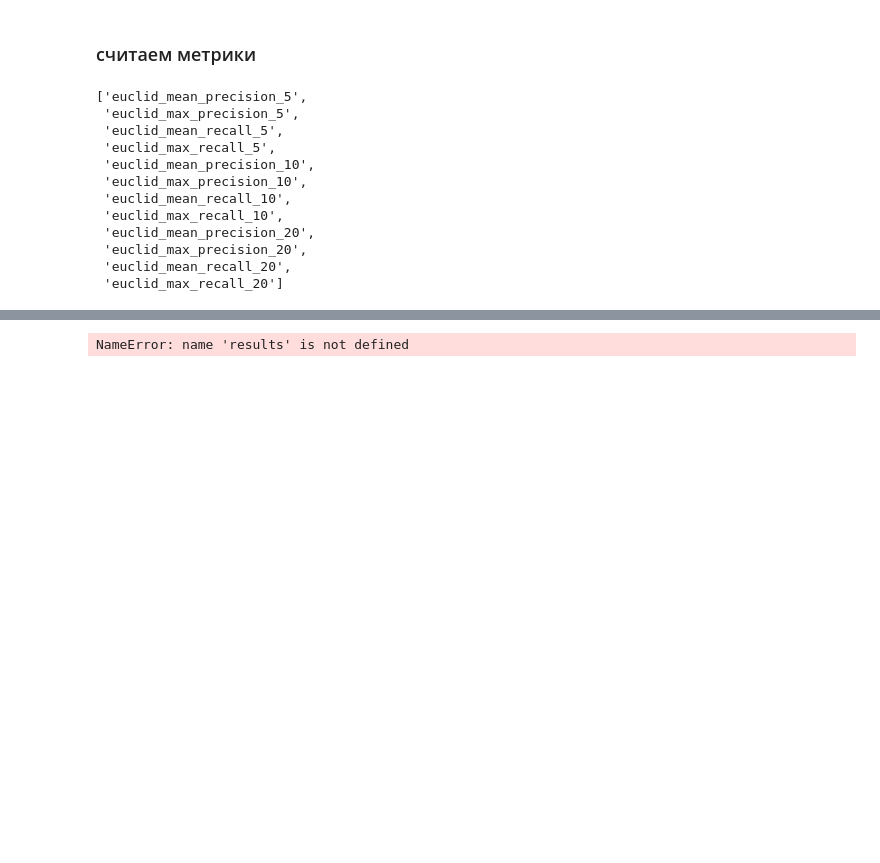
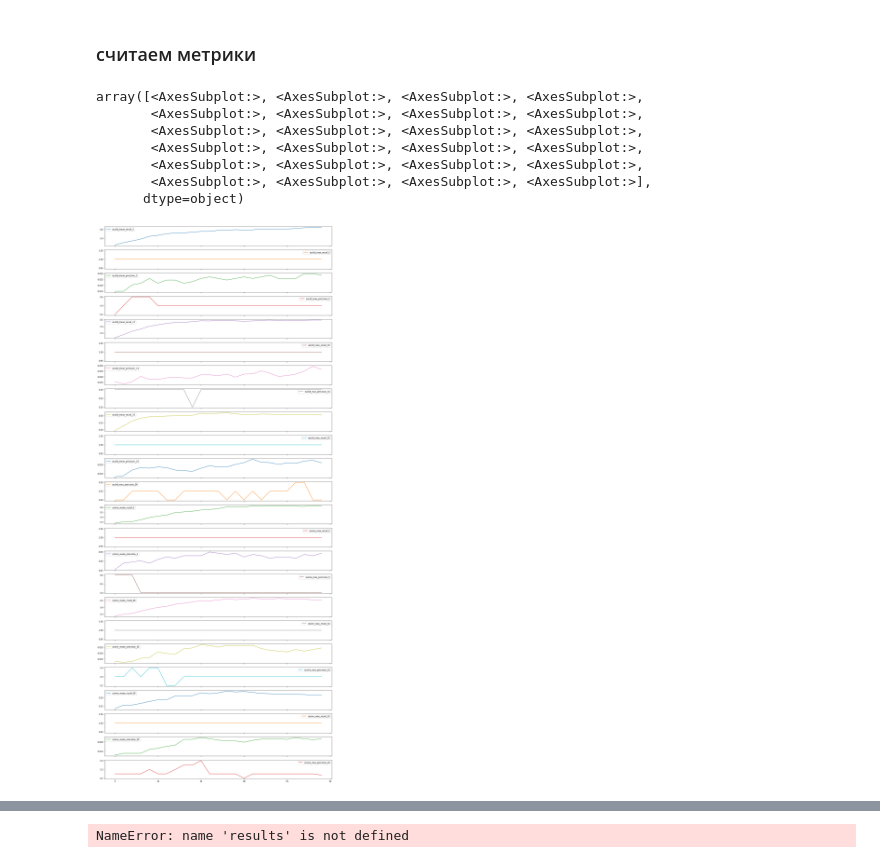
Before and after one commit to salamoslam/recommendations, a Jupyter notebook: notebooks/collaborative_filtration.ipynb, the cells around one changed output, grey strips where cells are left out. Cells and saved outputs as stored; diff of their text form; code cells hidden in the pictures; blank space fills up the shorter version.

```diff
--- a/notebooks/collaborative_filtration.ipynb
+++ b/notebooks/collaborative_filtration.ipynb
@@ -93,10 +94,18 @@ def recommend_NN(user_item_cut, user_item_cut_index, metric = 'euclid', k = 10,
         # создаю индекс длиной числа брендов-категорий
         # добавляю туда все вектора по юзерам
     user_item_cut_normalized = user_item_cut.div(user_item_cut.sum(axis = 1), axis = 0)
-    user_item_train = user_item_cut.loc[~user_item_cut.index.isin(user_item_cut_index)]
-    user_item_test = user_item_cut.loc[user_item_cut.index.isin(user_item_cut_index)]
-    user_item_train_norm = user_item_cut_normalized.loc[~user_item_cut_normalized.index.isin(user_item_cut_index)]
-    user_item_test_norm = user_item_cut_normalized.loc[user_item_cut_normalized.index.isin(user_item_cut_index)]
+    if len(user_item_cut_index) < user_item_cut.shape[0]:
+
+        user_item_train = user_item_cut.loc[~user_item_cut.index.isin(user_item_cut_index)]
+        user_item_test = user_item_cut.loc[user_item_cut.index.isin(user_item_cut_index)]
+        user_item_train_norm = user_item_cut_normalized.loc[~user_item_cut_normalized.index.isin(user_item_cut_index)]
+        user_item_test_norm = user_item_cut_normalized.loc[user_item_cut_normalized.index.isin(user_item_cut_index)]
+
+    else:
+        user_item_train = user_item_cut
+        user_item_test = user_item_cut
+        user_item_train_norm = user_item_cut_normalized
+        user_item_test_norm = user_item_cut_normalized
 
 
     if method == 'faiss':
@@ -359,20 +428,42 @@ def get_accuracy(user_item_diff, user_dict, metric = 'euclid'):
     sum_distance_exact = sum([user_acc[user]['distance_exact'] for user in user_acc])
 
     return mean_acc, max_acc, mean_rec_quan, satisfied_users_perc, sum_distance_bin, sum_distance_exact
+# %%
+# теперь, варьируя разные параметры (в первую очередь число соседей и метрику), найдем где достигается максимум метрик
+k_s = [5,10,20]
+results_euclid = pd.DataFrame(columns = [i for sub in [(f'euclid_mean_{metrics}_{k_s[j]}',
+                                          f'euclid_max_{metrics}_{k_s[j]}') for j in range(len(k_s))
+                                         for metrics in ['recall','precision']] for i in sub])
+results_cosine = pd.DataFrame(columns = [i for sub in [(f'cosine_mean_{metrics}_{k_s[j]}',
+                                          f'cosine_max_{metrics}_{k_s[j]}') for j in range(len(k_s))
+                                         for metrics in ['recall','precision']] for i in sub])
+for metric in ['euclid', 'cosine']:
+    for k in tqdm(range(5,30), leave = True):
+        user_dict = recommend_NN(user_item_old_cut,user_item_diff.index, metric = metric, k = k)
+        if metric == 'euclid':
+            a = get_metrics_at_k(user_item_diff, user_item_cut, user_dict, k_s[0]), \
+                get_metrics_at_k(user_item_diff, user_item_cut, user_dict, k_s[1]), \
+                get_metrics_at_k(user_item_diff, user_item_cut, user_dict, k_s[2])
+
+            results_euclid.loc[k] = [i for sub in a for i in sub]
+        if metric == 'cosine':
+            a = get_metrics_at_k(user_item_diff, user_item_cut, user_dict, k_s[0]), \
+                get_metrics_at_k(user_item_diff, user_item_cut, user_dict, k_s[1]), \
+                get_metrics_at_k(user_item_diff, user_item_cut, user_dict, k_s[2])
+
+            results_cosine.loc[k] = [i for sub in a for i in sub]
+results1 = results_euclid.join(results_cosine)
+results1.plot(subplots = True, figsize = (20,50))
+# %% [output]
+array([<AxesSubplot:>, <AxesSubplot:>, <AxesSubplot:>, <AxesSubplot:>,
+       <AxesSubplot:>, <AxesSubplot:>, <AxesSubplot:>, <AxesSubplot:>,
+       <AxesSubplot:>, <AxesSubplot:>, <AxesSubplot:>, <AxesSubplot:>,
+       <AxesSubplot:>, <AxesSubplot:>, <AxesSubplot:>, <AxesSubplot:>,
+       <AxesSubplot:>, <AxesSubplot:>, <AxesSubplot:>, <AxesSubplot:>,
+       <AxesSubplot:>, <AxesSubplot:>, <AxesSubplot:>, <AxesSubplot:>],
+      dtype=object)
+[figure, added]
 # %%
-[i for sub in [(f'euclid_mean_{metrics}_{k_s[j]}',
-                                          f'euclid_max_{metrics}_{k_s[j]}') for j in range(len(k_s))
-                                         for metrics in ['precision','recall']] for i in sub]
+results1.columns = [i for sub in [(f'{dist}_mean_{metrics}_{k_s[j]}',
+                                          f'{dist}_max_{metrics}_{k_s[j]}') for dist in ['euclid','cosine'] for j in range(len(k_s))
+                                         for metrics in ['recall','precision'] ] for i in sub]
-# %% [output]
-['euclid_mean_precision_5',
- 'euclid_max_precision_5',
- 'euclid_mean_recall_5',
- 'euclid_max_recall_5',
- 'euclid_mean_precision_10',
- 'euclid_max_precision_10',
- 'euclid_mean_recall_10',
- 'euclid_max_recall_10',
- 'euclid_mean_precision_20',
- 'euclid_max_precision_20',
- 'euclid_mean_recall_20',
- 'euclid_max_recall_20']
```
Also changed, not shown: parts of 23 cells of this notebook, 5 other files.
